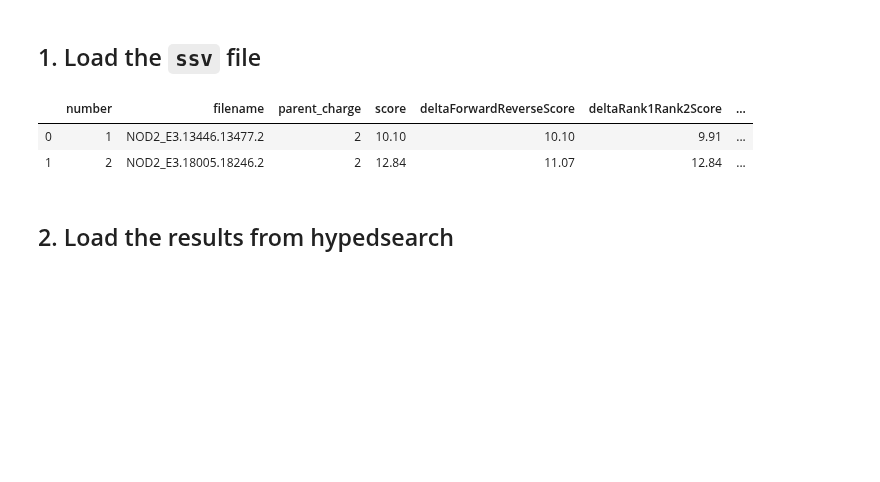
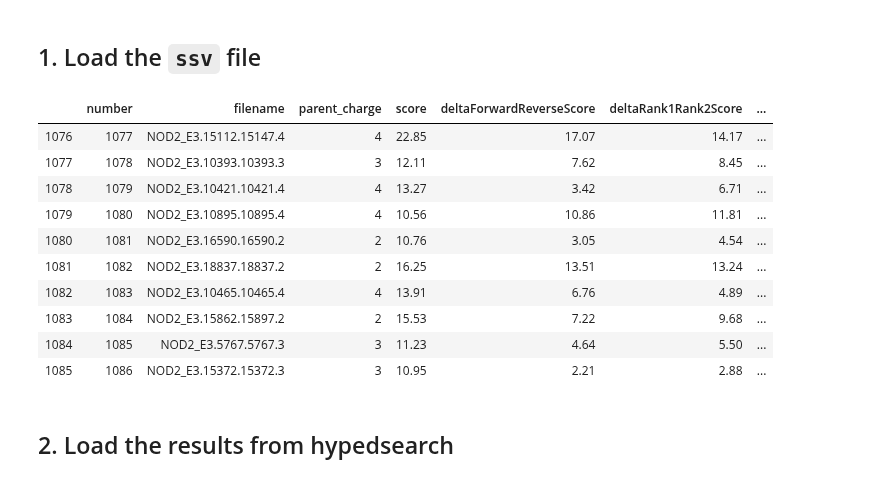
Before and after one commit to zmcgrath96/hypedsearch, a Jupyter notebook: testing framework/jupyter notebooks/Real data results.ipynb, the cells around one changed output. Drawn from its saved outputs; the diff is of its cells as text; code cells hidden in the pictures; blank space fills up the shorter version.

```diff
--- a/testing framework/jupyter notebooks/Real data results.ipynb
+++ b/testing framework/jupyter notebooks/Real data results.ipynb
@@ -8,12 +8,20 @@ import pandas as pd
 
 specmilresultsfile = '/Users/zacharymcgrath/Downloads/NOD2_E3_results.ssv'
 specmilresults = pd.read_csv(specmilresultsfile, sep=';')
-# %%
-specmilresults.head(2)
-# %% [output]
-|  | number | filename | parent_charge | score | deltaForwardReverseScore | deltaRank1Rank2Score | ... |
-| 0 | 1 | NOD2_E3.13446.13477.2 | 2 | 10.10 | 10.10 | 9.91 | ... |
-| 1 | 2 | NOD2_E3.18005.18246.2 | 2 | 12.84 | 11.07 | 12.84 | ... |
+# %%
+specmilresults.tail(10)
+# %% [output]
+|  | number | filename | parent_charge | score | deltaForwardReverseScore | deltaRank1Rank2Score | ... |
+| 1076 | 1077 | NOD2_E3.15112.15147.4 | 4 | 22.85 | 17.07 | 14.17 | ... |
+| 1077 | 1078 | NOD2_E3.10393.10393.3 | 3 | 12.11 | 7.62 | 8.45 | ... |
+| 1078 | 1079 | NOD2_E3.10421.10421.4 | 4 | 13.27 | 3.42 | 6.71 | ... |
+| 1079 | 1080 | NOD2_E3.10895.10895.4 | 4 | 10.56 | 10.86 | 11.81 | ... |
+| 1080 | 1081 | NOD2_E3.16590.16590.2 | 2 | 10.76 | 3.05 | 4.54 | ... |
+| 1081 | 1082 | NOD2_E3.18837.18837.2 | 2 | 16.25 | 13.51 | 13.24 | ... |
+| 1082 | 1083 | NOD2_E3.10465.10465.4 | 4 | 13.91 | 6.76 | 4.89 | ... |
+| 1083 | 1084 | NOD2_E3.15862.15897.2 | 2 | 15.53 | 7.22 | 9.68 | ... |
+| 1084 | 1085 | NOD2_E3.5767.5767.3 | 3 | 11.23 | 4.64 | 5.50 | ... |
+| 1085 | 1086 | NOD2_E3.15372.15372.3 | 3 | 10.95 | 2.21 | 2.88 | ... |
 # %% [markdown]
 ## 2. Load the results from hypedsearch
 # %%
```
Also changed, not shown: 8 other files.
